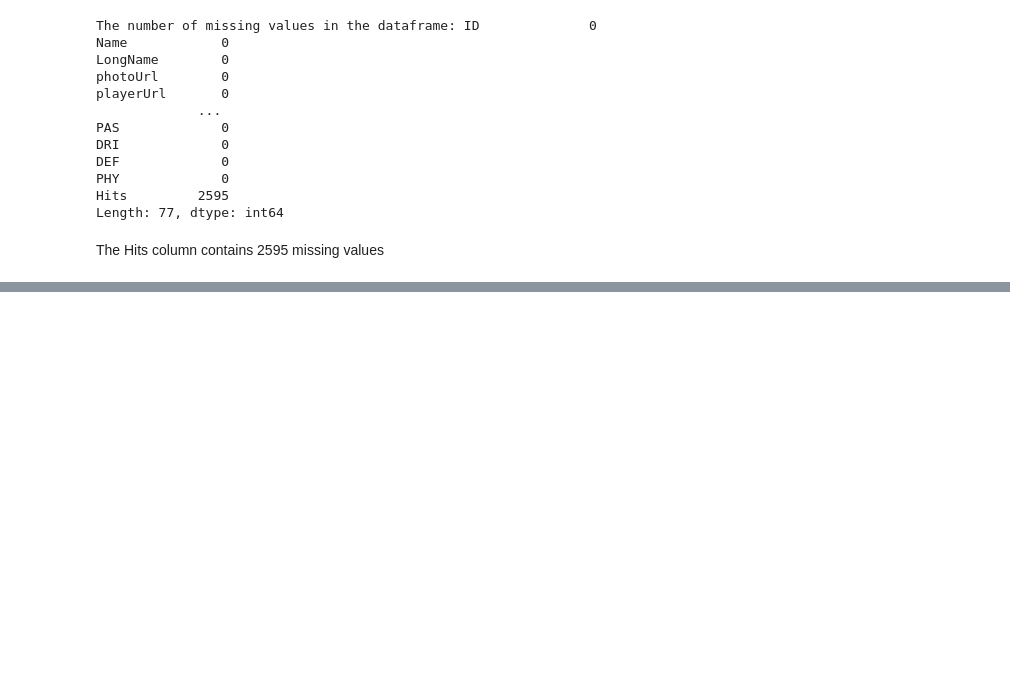
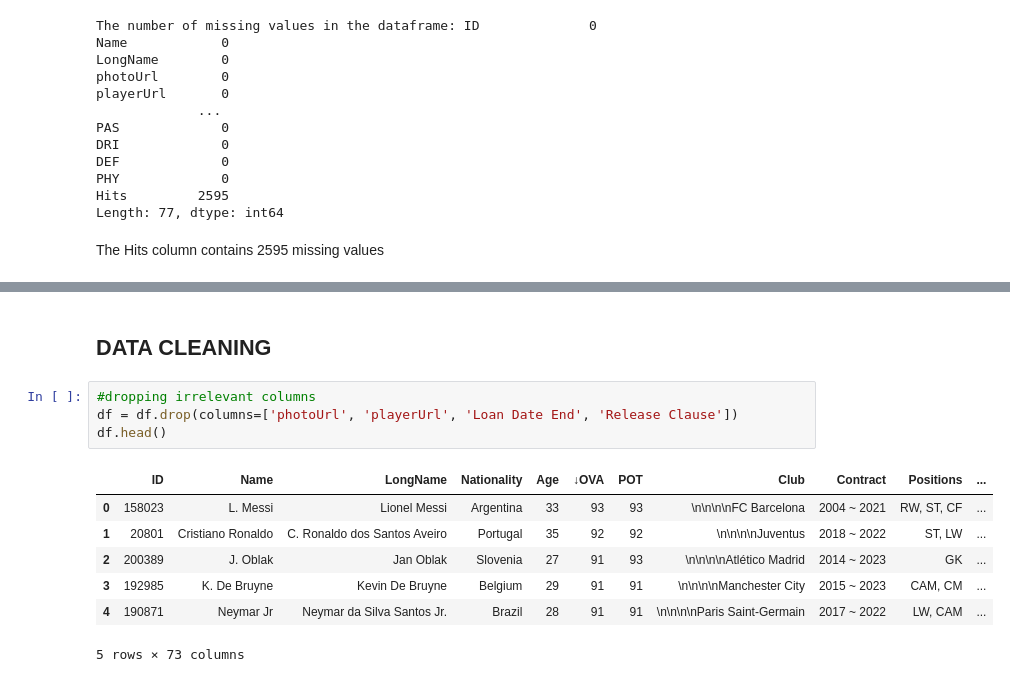
Before and after one commit to Musasia-Ryan/data-challenge, a Jupyter notebook: datachallenge.ipynb, the cells around one changed output, grey strips where cells are left out. Drawn from its saved outputs; the diff is of its cells as text; blank space fills up the shorter version.

```diff
--- a/datachallenge.ipynb
+++ b/datachallenge.ipynb
@@ -164,0 +162,14 @@ Index(['ID', 'Name', 'LongName', 'photoUrl', 'playerUrl', 'Nationality', 'Age',
+# %% [markdown]
+## DATA CLEANING
+# %%
+#dropping irrelevant columns
+df = df.drop(columns=['photoUrl', 'playerUrl', 'Loan Date End', 'Release Clause'])
+df.head()
+# %% [output]
+|  | ID | Name | LongName | Nationality | Age | ↓OVA | POT | Club | Contract | Positions | ... |
+| 0 | 158023 | L. Messi | Lionel Messi | Argentina | 33 | 93 | 93 | \n\n\n\nFC Barcelona | 2004 ~ 2021 | RW, ST, CF | ... |
+| 1 | 20801 | Cristiano Ronaldo | C. Ronaldo dos Santos Aveiro | Portugal | 35 | 92 | 92 | \n\n\n\nJuventus | 2018 ~ 2022 | ST, LW | ... |
+| 2 | 200389 | J. Oblak | Jan Oblak | Slovenia | 27 | 91 | 93 | \n\n\n\nAtlético Madrid | 2014 ~ 2023 | GK | ... |
+| 3 | 192985 | K. De Bruyne | Kevin De Bruyne | Belgium | 29 | 91 | 91 | \n\n\n\nManchester City | 2015 ~ 2023 | CAM, CM | ... |
+| 4 | 190871 | Neymar Jr | Neymar da Silva Santos Jr. | Brazil | 28 | 91 | 91 | \n\n\n\nParis Saint-Germain | 2017 ~ 2022 | LW, CAM | ... |
+5 rows × 73 columns
```
Also changed, not shown: parts of 9 cells of this notebook.
